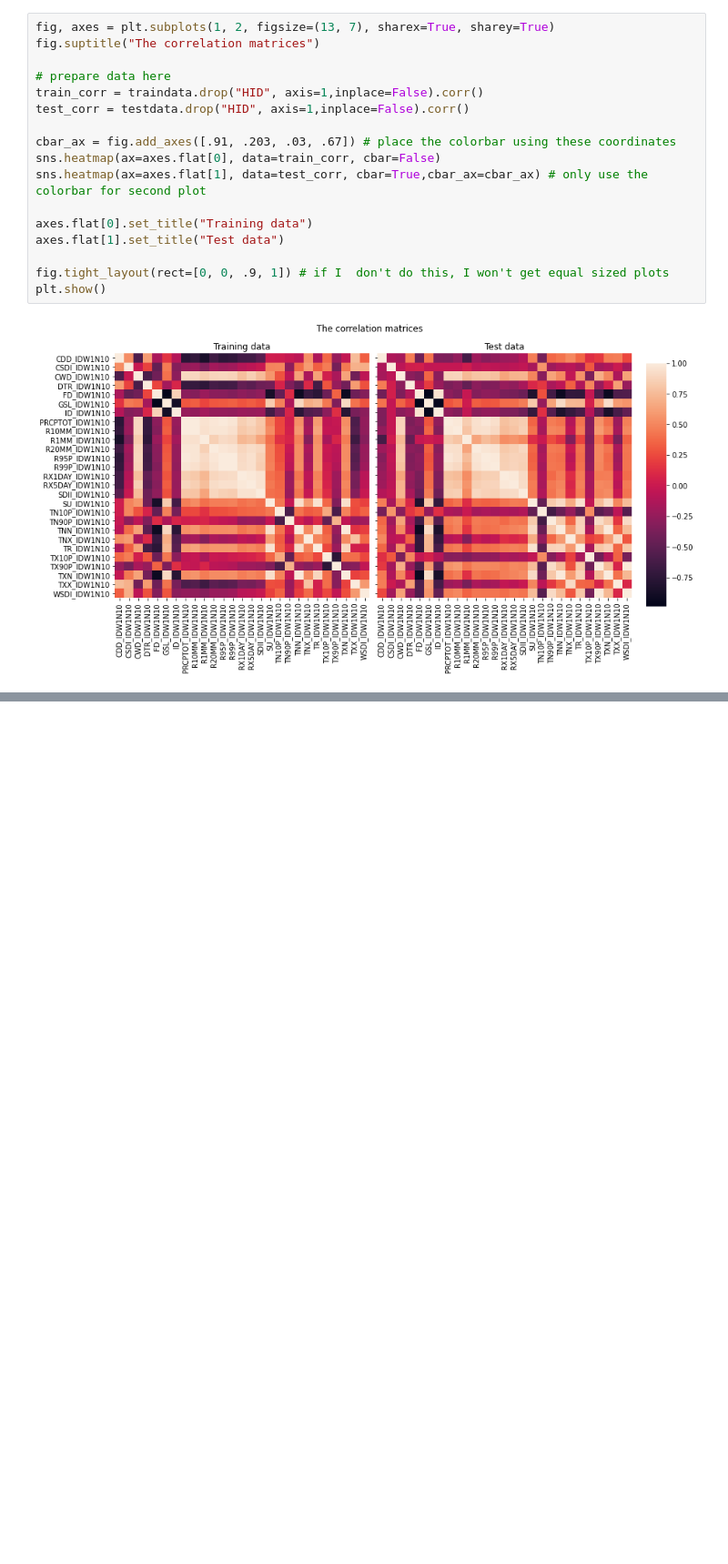
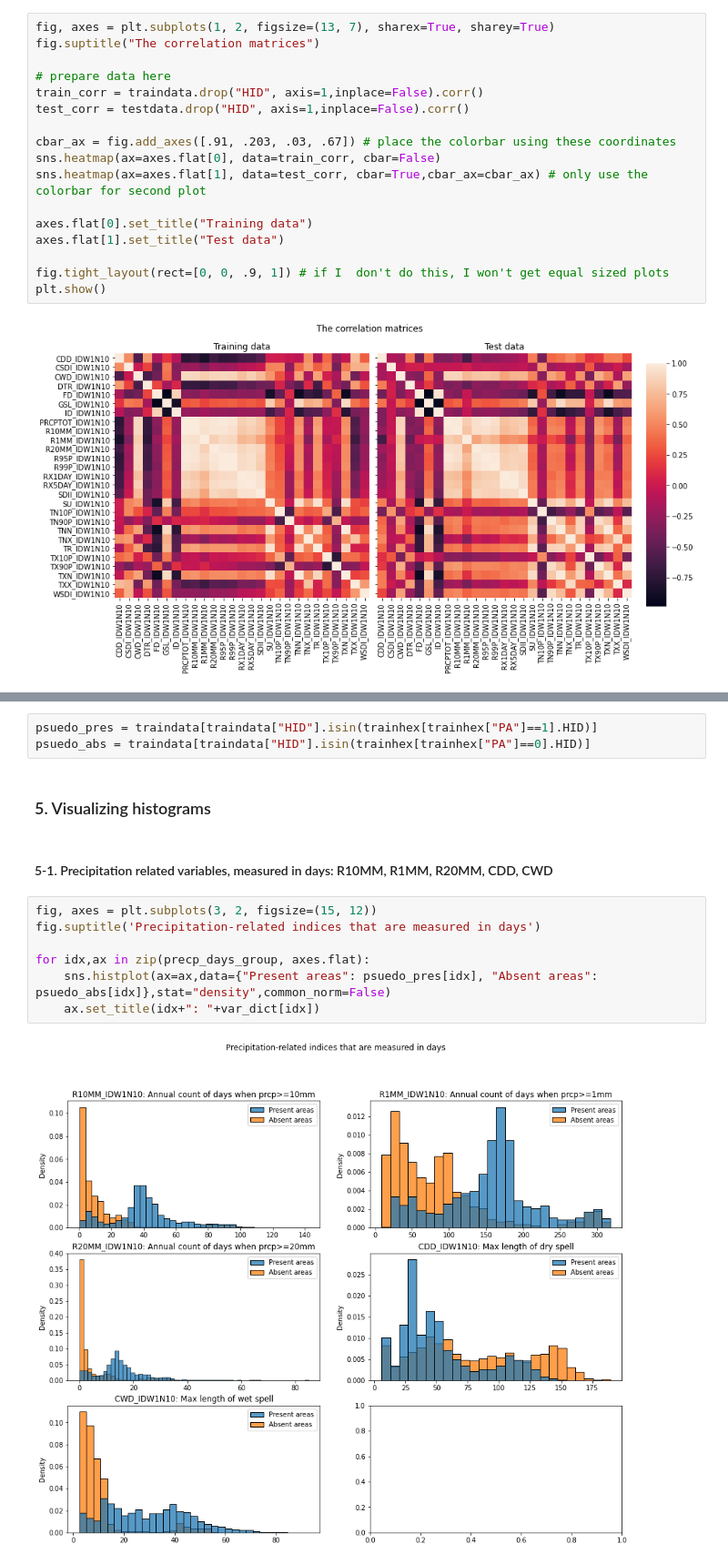
Before and after one commit to RyokoNod/sdm-asian-elephants, a Jupyter notebook: data_exploration/exploratory_analysis_etccdi.ipynb, the cells around one changed output, grey strips where cells are left out. Shown at 91% size. Drawn from its saved outputs; the diff is of its cells as text; blank space fills up the shorter version.

Commit message:
Added visualization for training positive/negatives
According to the psuedo-presence/absence data, Asian elephants seem to like warmer areas with consistent rainfall and less seasonality.

```diff
--- a/data_exploration/exploratory_analysis_etccdi.ipynb
+++ b/data_exploration/exploratory_analysis_etccdi.ipynb
@@ -364,0 +377,16 @@ plt.show()
+# %%
+psuedo_pres = traindata[traindata["HID"].isin(trainhex[trainhex["PA"]==1].HID)]
+psuedo_abs = traindata[traindata["HID"].isin(trainhex[trainhex["PA"]==0].HID)]
+# %% [markdown]
+### 5. Visualizing histograms <a class="anchor" id="presabs-hist"></a>
+# %% [markdown]
+#### 5-1. Precipitation related variables, measured in days: R10MM, R1MM, R20MM, CDD, CWD <a class="anchor" id="presabs_precp_days_group"></a>
+# %%
+fig, axes = plt.subplots(3, 2, figsize=(15, 12))
+fig.suptitle('Precipitation-related indices that are measured in days')
+
+for idx,ax in zip(precp_days_group, axes.flat):
+    sns.histplot(ax=ax,data={"Present areas": psuedo_pres[idx], "Absent areas": psuedo_abs[idx]},stat="density",common_norm=False)
+    ax.set_title(idx+": "+var_dict[idx])
+# %% [output]
+[figure, added]
```
Also changed, not shown: parts of 21 cells of this notebook, 1 other file.
